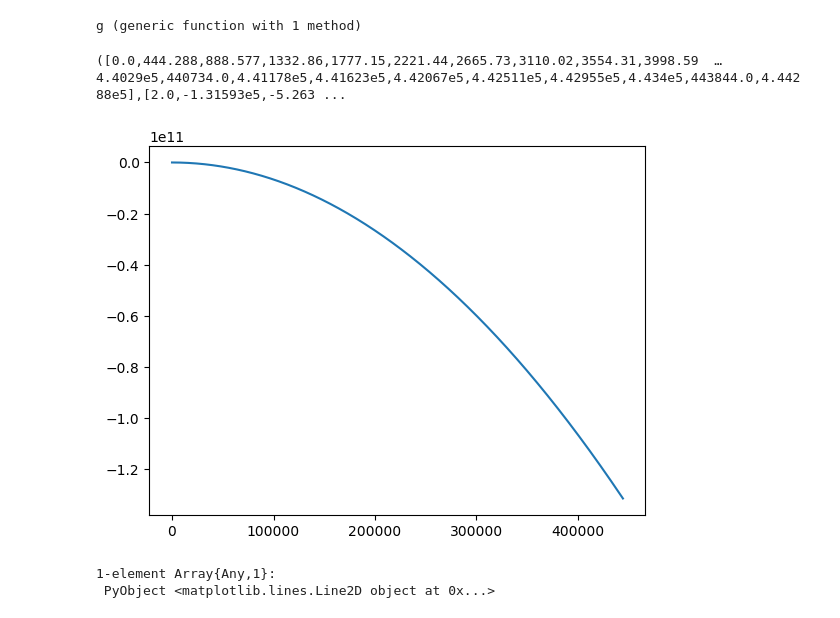
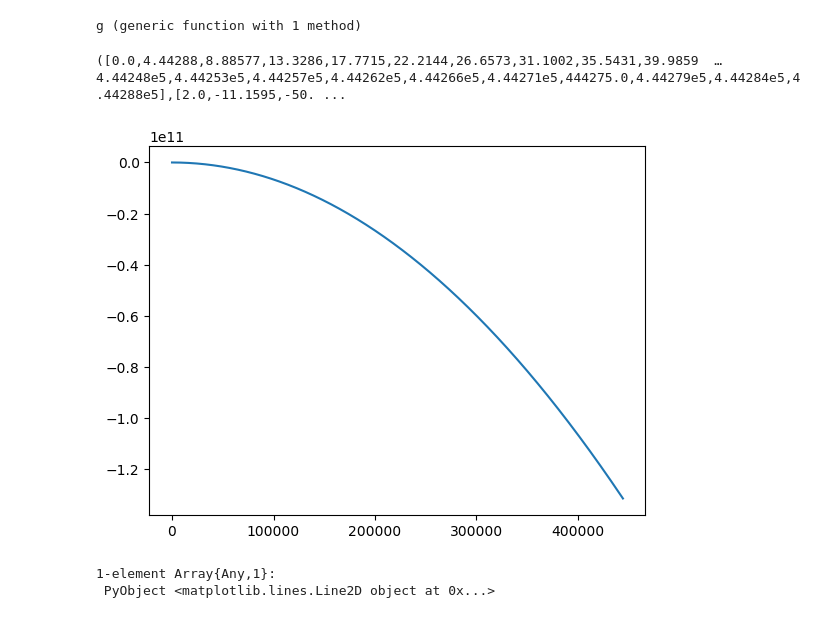
Before and after one commit to lbenet/2017-2_TSFisComputacional-1, a Jupyter notebook: tareas/Carlos/Tarea6.ipynb, the cells around one changed output. Saved outputs shown, nothing was run; the diff lists cells and outputs as text; code cells hidden in the pictures.

```diff
--- a/tareas/Carlos/Tarea6.ipynb
+++ b/tareas/Carlos/Tarea6.ipynb
@@ -115,12 +122,12 @@ g(x,t)=-2x
 # %% [output]
 g (generic function with 1 method)
 # %%
-b=runge_kutta_4_2(g,0,2,0,1000)
+(t,x)=runge_kutta_4_2(g,0,2,0,100000)
 # %% [output]
-([0.0,444.288,888.577,1332.86,1777.15,2221.44,2665.73,3110.02,3554.31,3998.59  …  4.4029e5,440734.0,4.41178e5,4.41623e5,4.42067e5,4.42511e5,4.42955e5,4.434e5,443844.0,4.44288e5],[2.0,-1.31593e5,-5.263 ...
+([0.0,4.44288,8.88577,13.3286,17.7715,22.2144,26.6573,31.1002,35.5431,39.9859  …  4.44248e5,4.44253e5,4.44257e5,4.44262e5,4.44266e5,4.44271e5,444275.0,4.44279e5,4.44284e5,4.44288e5],[2.0,-11.1595,-50. ...
-# %%
-plot(b[1],b[2])
-# %% [output]
-[figure, removed]
-1-element Array{Any,1}:
- PyObject <matplotlib.lines.Line2D object at 0x...>
+# %%
+plot(t,x)
+# %% [output]
+[figure, added]
+1-element Array{Any,1}:
+ PyObject <matplotlib.lines.Line2D object at 0x...>
```
Also changed, not shown: parts of 4 cells of this notebook.
